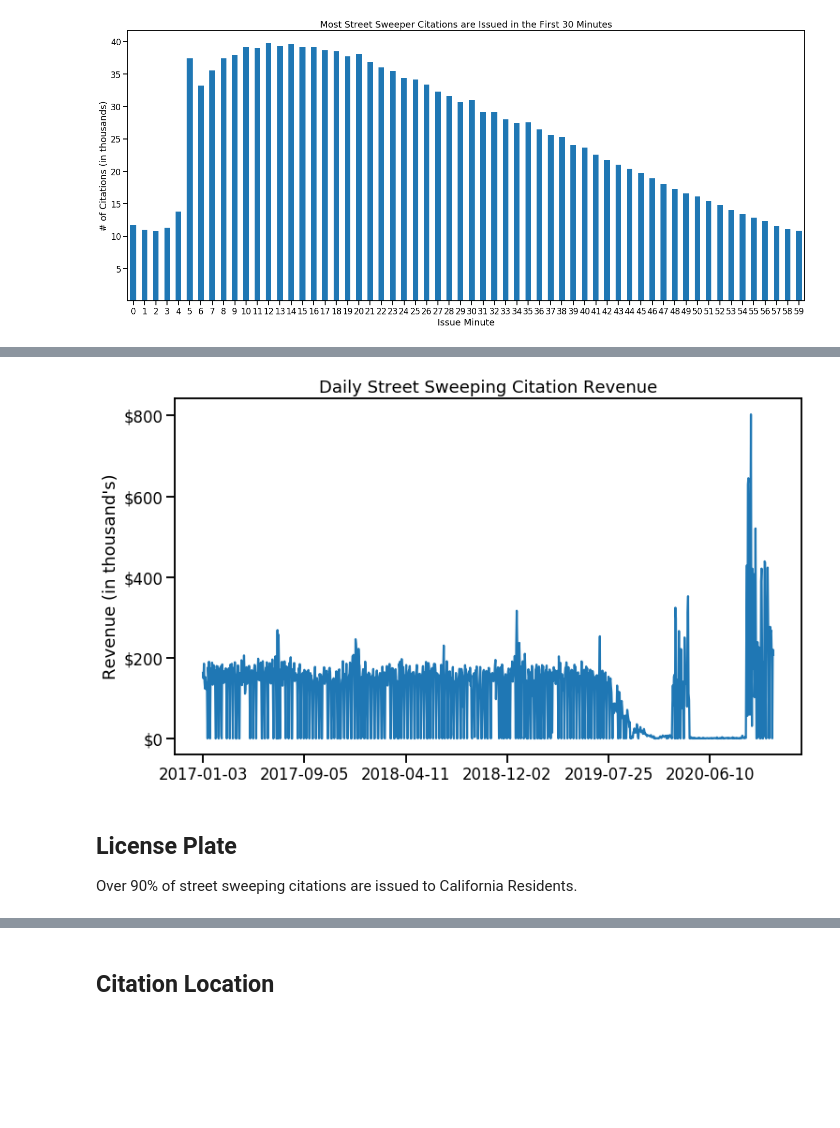
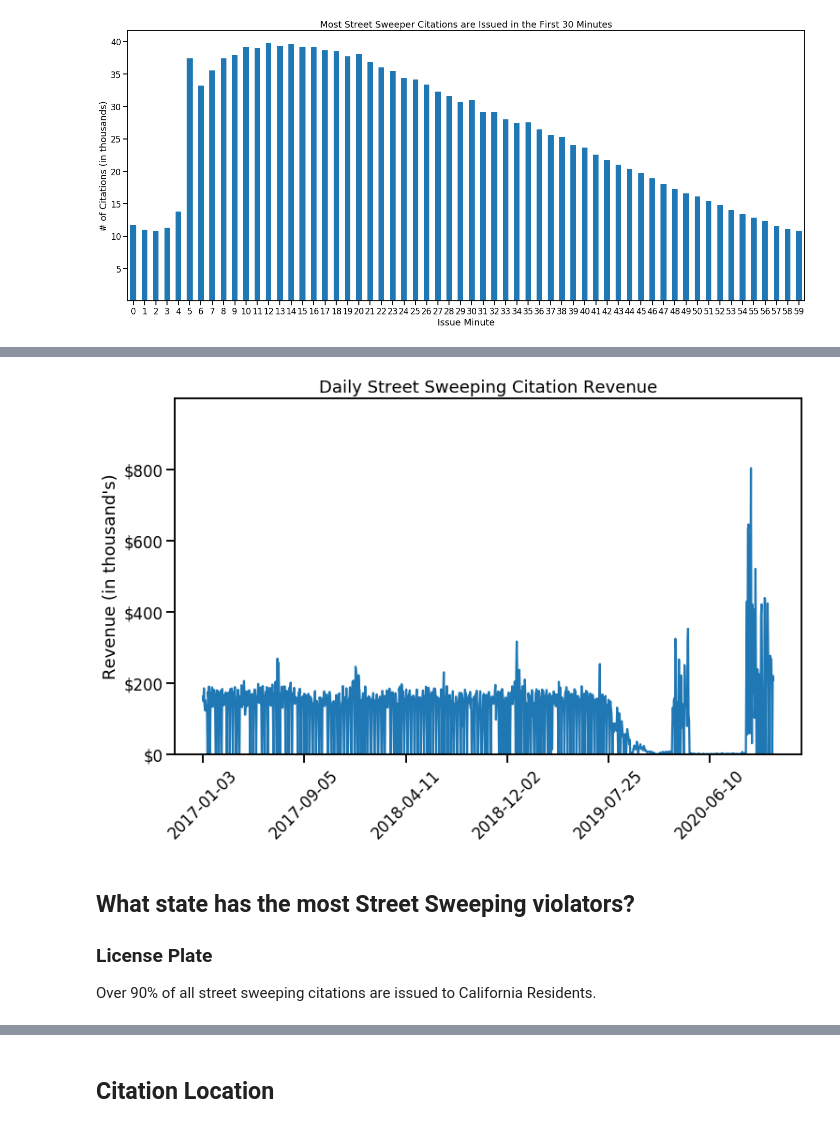
Before and after one commit to Promeos/LADOT-COVID19-enforcement, a Jupyter notebook: MVP.ipynb, the cells around one changed output, grey strips where cells are left out. Saved outputs shown, nothing was run; the diff lists cells and outputs as text; code cells hidden in the pictures; blank space fills up the shorter version.

Commit message:
Refactored sections in exploration to answer questions with visuals

```diff
--- a/MVP.ipynb
+++ b/MVP.ipynb
@@ -203,19 +210,22 @@ plt.show()
 # %%
 sns.set_context('talk')
 
-# Plot daily citation income
+# Plot daily revenue from street sweeping citations
 df_citations.groupby('issue_date').fine_amount.sum().plot(figsize=(12, 7))
 
 plt.title('Daily Street Sweeping Citation Revenue')
 plt.xlabel('')
 plt.ylabel('Revenue (in thousand\'s)')
 
-plt.yticks(range(0, 1_000_000, 200_000), ['$0', '$200', '$400', '$600', '$800',]);
+plt.xticks(rotation=45)
+plt.yticks(range(0, 1_000_000, 200_000), ['$0', '$200', '$400', '$600', '$800',])
+plt.ylim(0, 1_000_000);
 # %% [output]
-[figure, old version]
+[figure, new version]
 # %% [markdown]
-## License Plate
-Over 90% of street sweeping citations are issued to California Residents.
+## What state has the most Street Sweeping violators?
+### License Plate
+Over 90% of all street sweeping citations are issued to California Residents.
 # %%
 sns.set_context('talk')
 
```
Also changed, not shown: parts of 7 cells of this notebook.
